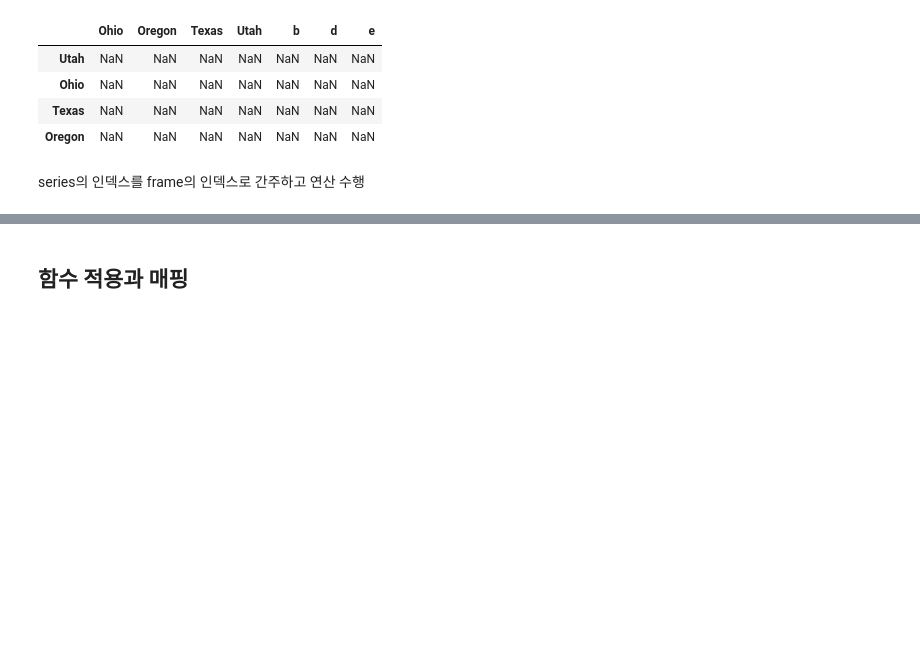
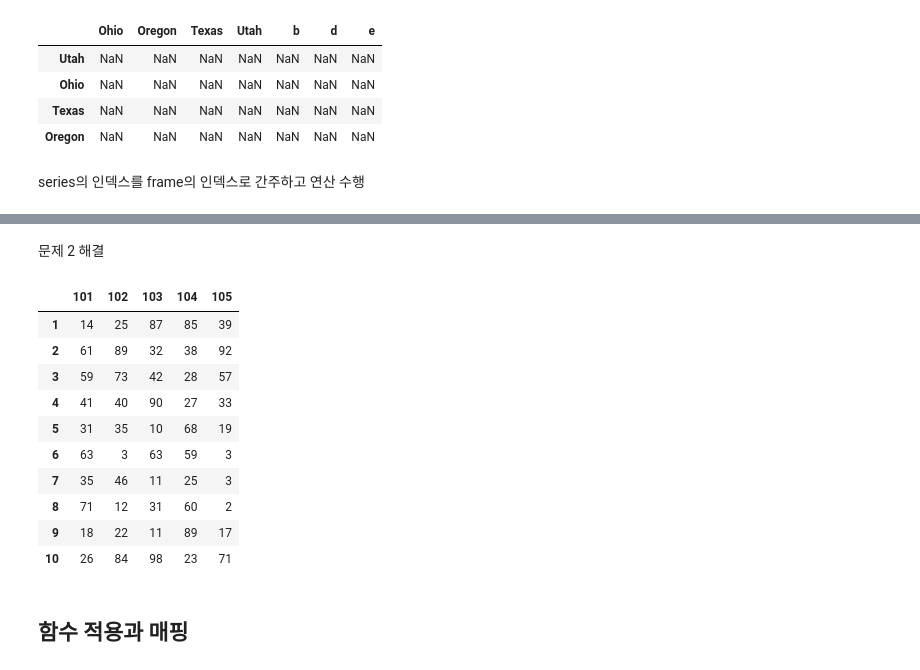
Before and after one commit to lseongjoo/bigpy, a Jupyter notebook: pandas.ipynb, the cells around one changed output, grey strips where cells are left out. Saved outputs shown, nothing was run; the diff lists cells and outputs as text; code cells hidden in the pictures; blank space fills up the shorter version.

```diff
--- a/pandas.ipynb
+++ b/pandas.ipynb
@@ -1433,3 +1476,25 @@ DataFrame(np.where(frame <0, 0,
+# %%
+new_frame_scores = frame_scores.sub(
+    DataFrame(score_delta, columns=[102]), fill_value=0)
+# %% [markdown]
+문제 2 해결
+# %%
+DataFrame(np.where(new_frame_scores < 0 , 0,
+                  np.where(new_frame_scores>100, 100, new_frame_scores)),
+         index = new_frame_scores.index,
+         columns = new_frame_scores.columns)
+# %% [output]
+|  | 101 | 102 | 103 | 104 | 105 |
+| 1 | 14 | 25 | 87 | 85 | 39 |
+| 2 | 61 | 89 | 32 | 38 | 92 |
+| 3 | 59 | 73 | 42 | 28 | 57 |
+| 4 | 41 | 40 | 90 | 27 | 33 |
+| 5 | 31 | 35 | 10 | 68 | 19 |
+| 6 | 63 | 3 | 63 | 59 | 3 |
+| 7 | 35 | 46 | 11 | 25 | 3 |
+| 8 | 71 | 12 | 31 | 60 | 2 |
+| 9 | 18 | 22 | 11 | 89 | 17 |
+| 10 | 26 | 84 | 98 | 23 | 71 |
 # %% [markdown]
 ##  함수 적용과 매핑
 # %%
```
Also changed, not shown: parts of 68 cells of this notebook.
